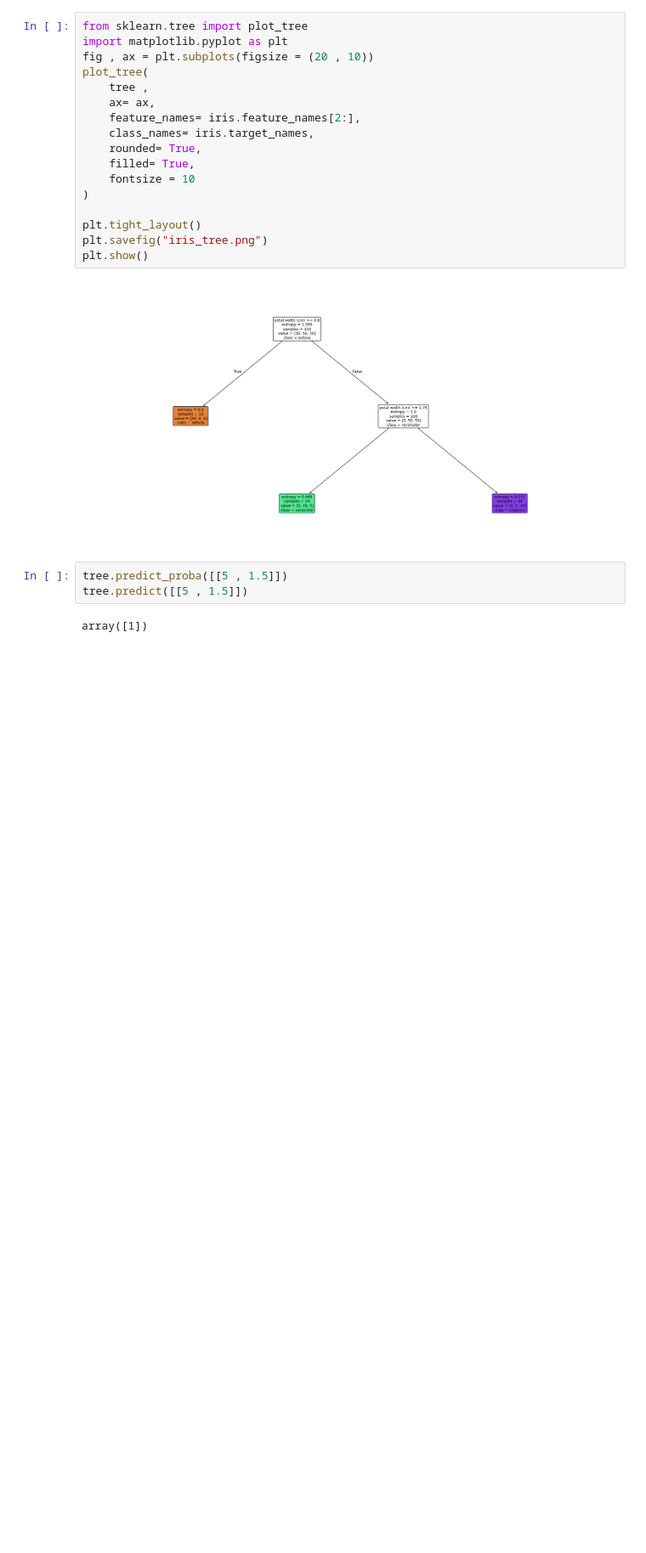
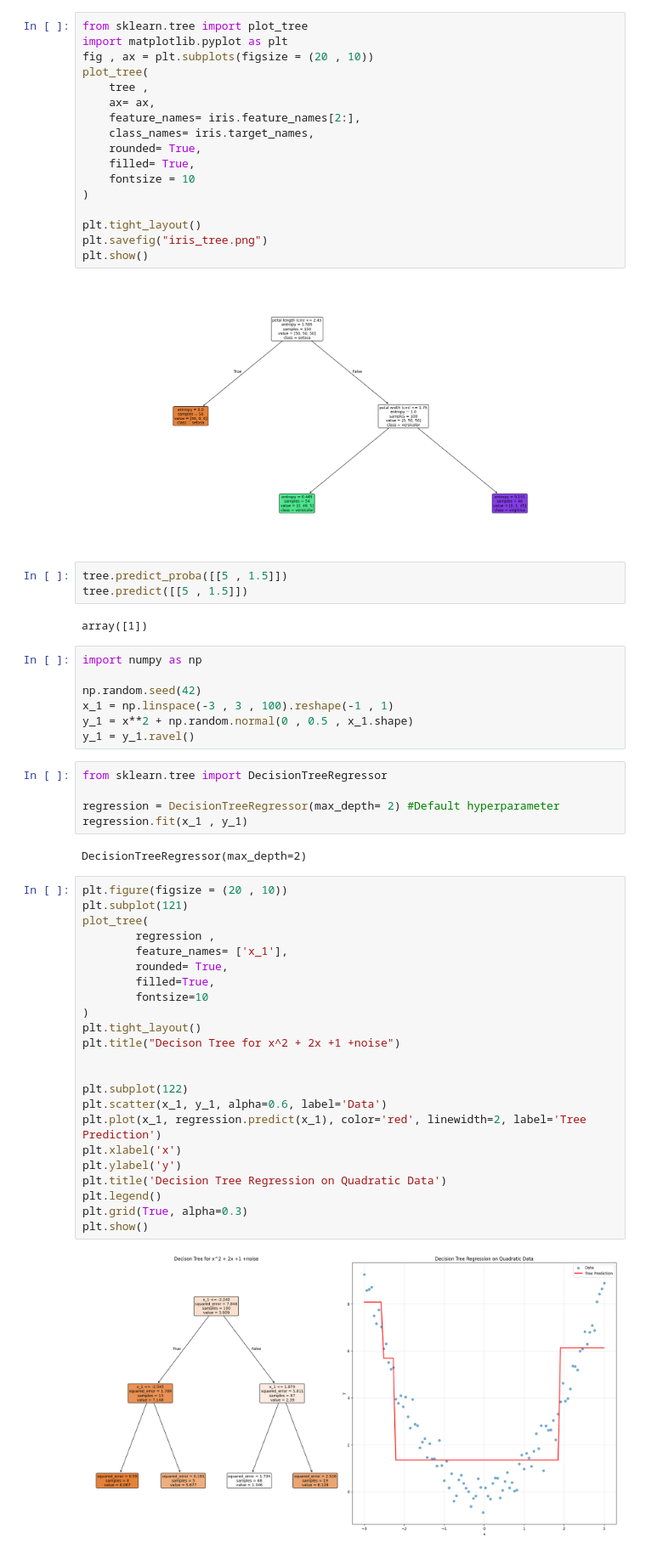
Before and after one commit to abjan90/Machine-learning, a Jupyter notebook: DecisionTree.ipynb, the cells around one changed output. Shown: that part at 85% size. Drawn from its saved outputs; the diff is of its cells as text; blank space fills up the shorter version.

```diff
--- a/DecisionTree.ipynb
+++ b/DecisionTree.ipynb
@@ -35,3 +35,42 @@ tree.predict_proba([[5 , 1.5]])
 tree.predict([[5 , 1.5]])
 # %% [output]
 array([1])
+# %%
+import numpy as np
+
+np.random.seed(42)
+x_1 = np.linspace(-3 , 3 , 100).reshape(-1 , 1)
+y_1 = x**2 + np.random.normal(0 , 0.5 , x_1.shape)
+y_1 = y_1.ravel()
+# %%
+from sklearn.tree import DecisionTreeRegressor
+
+regression = DecisionTreeRegressor(max_depth= 2) #Default hyperparameter
+regression.fit(x_1 , y_1)
+# %% [output]
+DecisionTreeRegressor(max_depth=2)
+# %%
+plt.figure(figsize = (20 , 10))
+plt.subplot(121)
+plot_tree(
+        regression ,
+        feature_names= ['x_1'],
+        rounded= True,
+        filled=True,
+        fontsize=10
+)
+plt.tight_layout()
+plt.title("Decison Tree for x^2 + 2x +1 +noise")
+
+
+plt.subplot(122)
+plt.scatter(x_1, y_1, alpha=0.6, label='Data')
+plt.plot(x_1, regression.predict(x_1), color='red', linewidth=2, label='Tree Prediction')
+plt.xlabel('x')
+plt.ylabel('y')
+plt.title('Decision Tree Regression on Quadratic Data')
+plt.legend()
+plt.grid(True, alpha=0.3)
+plt.show()
+# %% [output]
+[figure, added]
```
Also changed, not shown: parts of 1 cell of this notebook.
